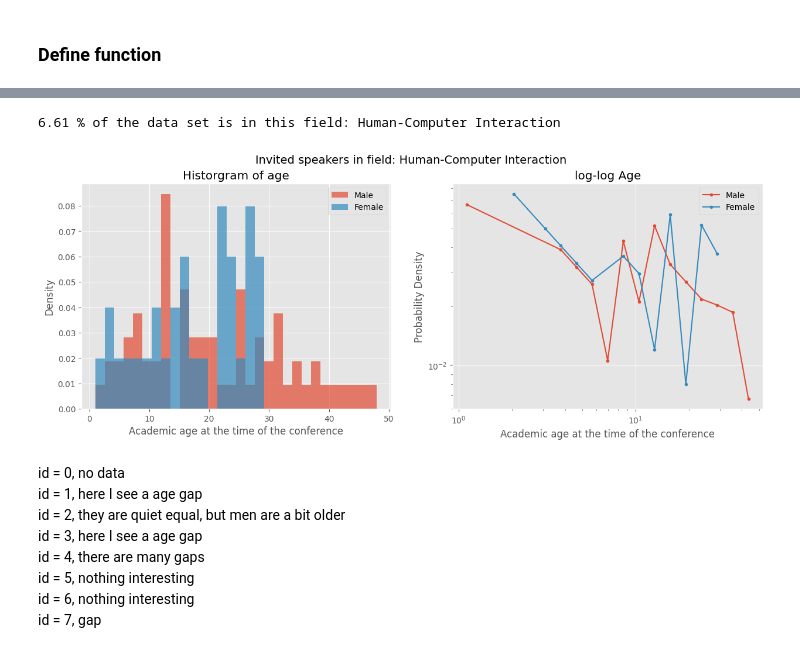
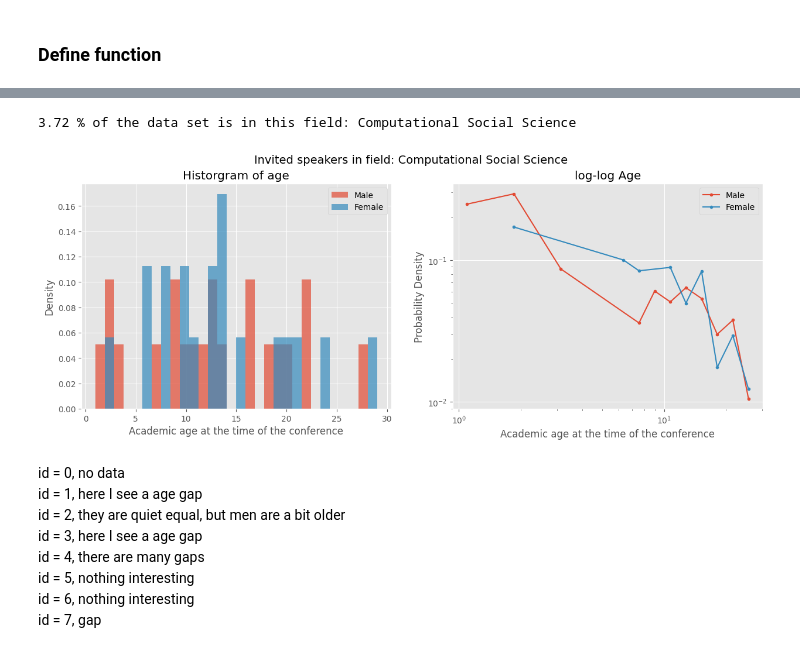
Before and after one commit to mariespedersen/Thesis_github, a Jupyter notebook: Histograms_Age.ipynb, the cells around one changed output, grey strips where cells are left out. Cells and saved outputs as stored; diff of their text form; code cells hidden in the pictures.

```diff
--- a/Histograms_Age.ipynb
+++ b/Histograms_Age.ipynb
@@ -6,8 +6,6 @@
 df_Invited = pd.read_csv(os.path.join(filepath,'factInvited.csv'))
 df_Proceedings = pd.read_csv(os.path.join(filepath,'factProceedings.csv'))
 
-# This person is an outlier, so we remove him from the analysis
-df_Invited = df_Invited[df_Invited['Full name'] != "Wei Wei"]
 df_Invited.head()
 # %% [output]
 |  | Full name | Year | Conference (short) | First name | Middle name | Last name | gender | Paper Count | ... |
@@ -37,7 +35,7 @@ def plot_hist(list1,list1_label, list2,list2_label,fig_title,n_bins):
     x = (edges[1:]+edges[:-1])/2.
 
     bins1 = np.logspace(np.log10(min(list2)), np.log10(max(list2)), 20)
-    hist1,edges1 = np.histogram(list2, bins=bins, density=True)
+    hist1,edges1 = np.histogram(list2, bins=bins1, density=True)
     x1 = (edges1[1:]+edges1[:-1])/2.
 
     xx,yy = zip(*[(i,j) for (i,j) in zip(x,hist) if j>0])
@@ -132,11 +154,11 @@ conference_list = list(df_Invited['Main Topic'].unique())
 # %%
-id = 1
+id = 3
 print(round(df_Invited[df_Invited['Main Topic'] == conference_list[id]].shape[0]/df_Invited.shape[0]*100,2),'% of the data set is in this field:',conference_list[id])
 age_male_inv_field, age_female_inv_field = get_field_lists(df_Invited, conference_list[id])
 plot_hist(age_male_inv_field,'Male',age_female_inv_field,'Female','Invited speakers in field: ' + conference_list[id],30)
 # %% [output]
-6.61 % of the data set is in this field: Human-Computer Interaction
+3.72 % of the data set is in this field: Computational Social Science
-[figure, old version]
+[figure, new version]
 # %% [markdown]
 id = 0, no data <br>
 id = 1, here I see a age gap <br>
```
Also changed, not shown: parts of 7 cells of this notebook, 5 other files.
